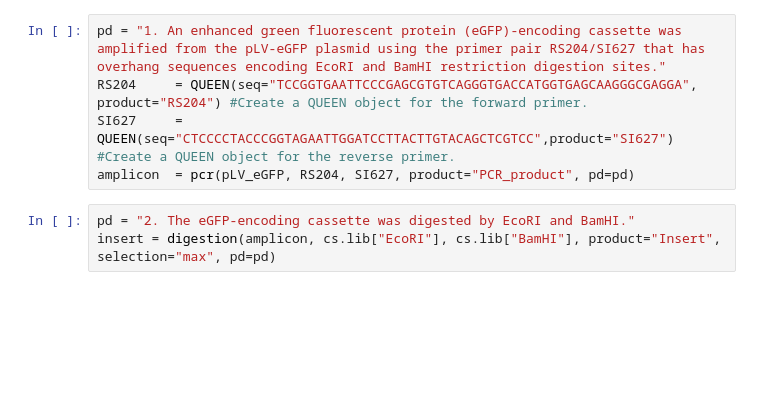
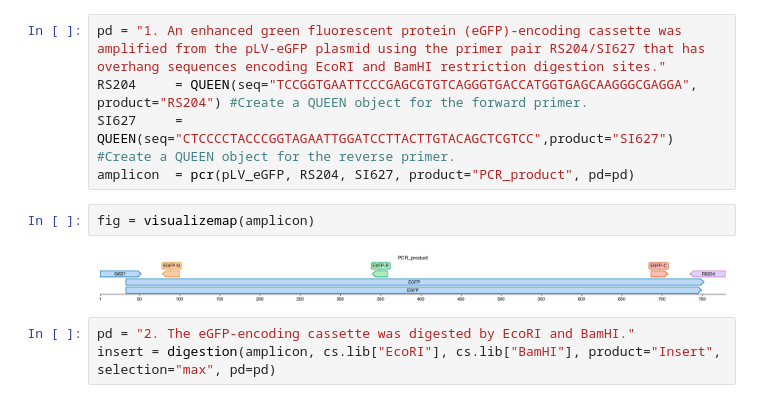
Before and after one commit to yachielab/QUEEN, a Jupyter notebook: demo/qexperiment/qexperiment_demo.ipynb, the cells around one changed output. Cells and saved outputs as stored; diff of their text form; blank space fills up the shorter version.

```diff
--- a/demo/qexperiment/qexperiment_demo.ipynb
+++ b/demo/qexperiment/qexperiment_demo.ipynb
@@ -21,6 +22,10 @@ pd = "1. An enhanced green fluorescent protein (eGFP)-encoding cassette was ampl
 RS204     = QUEEN(seq="TCCGGTGAATTCCCGAGCGTGTCAGGGTGACCATGGTGAGCAAGGGCGAGGA", product="RS204") #Create a QUEEN object for the forward primer.
 SI627     = QUEEN(seq="CTCCCCTACCCGGTAGAATTGGATCCTTACTTGTACAGCTCGTCC",product="SI627")         #Create a QUEEN object for the reverse primer.
 amplicon  = pcr(pLV_eGFP, RS204, SI627, product="PCR_product", pd=pd)
+# %%
+fig = visualizemap(amplicon)
+# %% [output]
+[figure, added]
 # %%
 pd = "2. The eGFP-encoding cassette was digested by EcoRI and BamHI."
 insert = digestion(amplicon, cs.lib["EcoRI"], cs.lib["BamHI"], product="Insert", selection="max", pd=pd)
```
Also changed, not shown: parts of 1 cell of this notebook, 18 other files.
